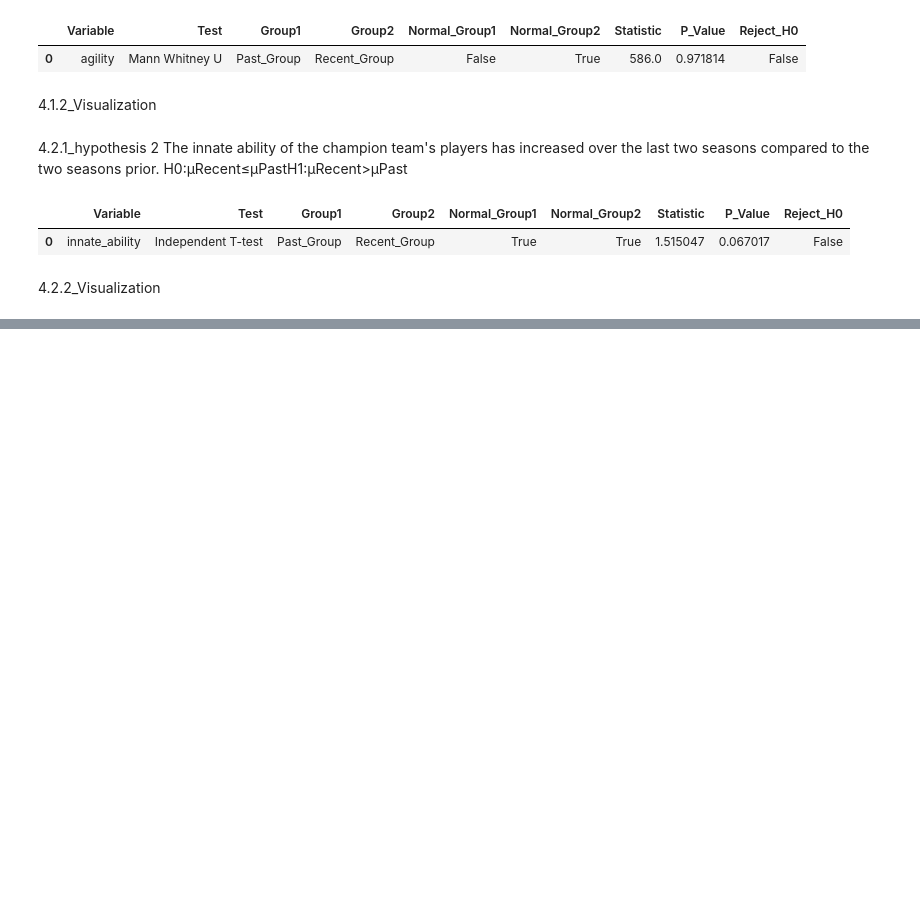
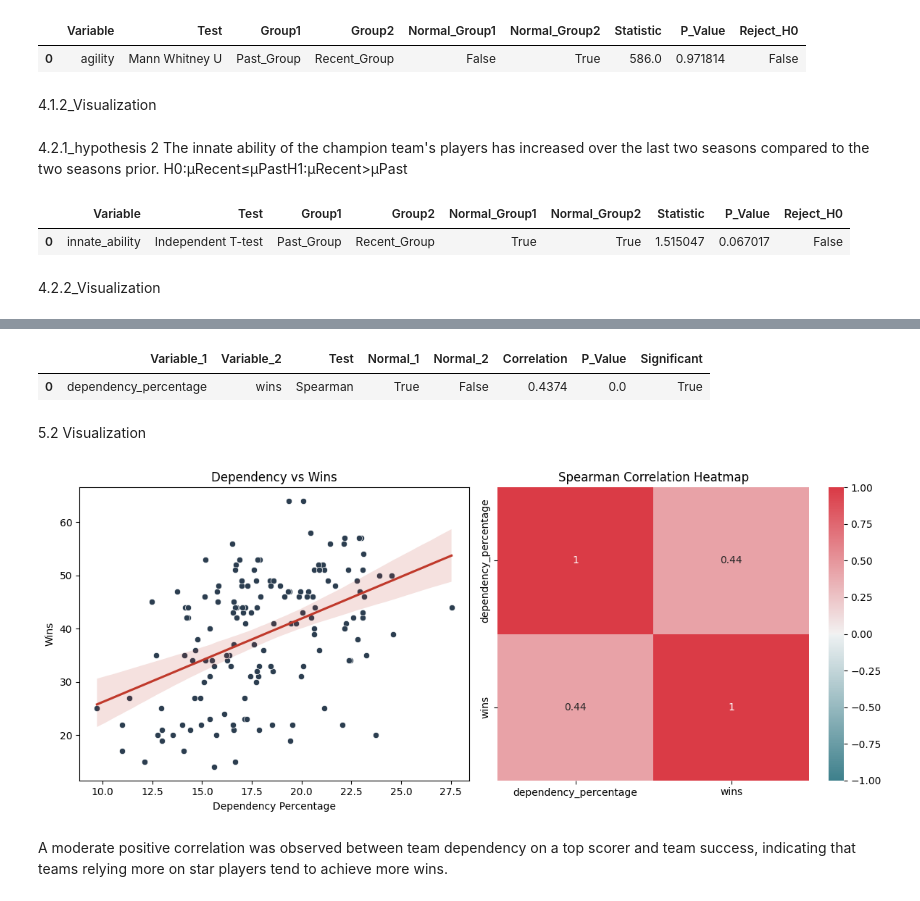
Before and after one commit to SadeghMahmoudAbadi/Basketball-Data-Analysis, a Jupyter notebook: analysis.ipynb, the cells around one changed output, grey strips where cells are left out. Saved outputs shown, nothing was run; the diff lists cells and outputs as text; code cells hidden in the pictures; blank space fills up the shorter version.

```diff
--- a/analysis.ipynb
+++ b/analysis.ipynb
@@ -650,0 +747,60 @@ h2_result
+# %%
+correlation_result = correlation_test(
+    dependency_df,
+    "dependency_percentage",
+    "wins"
+)
+
+correlation_result
+# %% [output]
+|  | Variable_1 | Variable_2 | Test | Normal_1 | Normal_2 | Correlation | P_Value | Significant |
+| 0 | dependency_percentage | wins | Spearman | True | False | 0.4374 | 0.0 | True |
+# %% [markdown]
+5.2
+Visualization
+# %%
+corr = dependency_df[["dependency_percentage", "wins"]].corr(method="spearman")
+
+fig, axes = plt.subplots(1, 2, figsize=(12, 5))
+
+# Scatter Plot
+sns.scatterplot(
+    data=dependency_df,
+    x="dependency_percentage",
+    y="wins",
+    color="#2c3e50",
+    ax=axes[0]
+)
+
+sns.regplot(
+    data=dependency_df,
+    x="dependency_percentage",
+    y="wins",
+    scatter=False,
+    color="#c0392b",
+    ax=axes[0]
+)
+
+axes[0].set_title("Dependency vs Wins")
+axes[0].set_xlabel("Dependency Percentage")
+axes[0].set_ylabel("Wins")
+
+
+# Heatmap
+sns.heatmap(
+    corr,
+    annot=True,
+    cmap=sns.diverging_palette(210, 10, as_cmap=True),
+    vmin=-1,
+    vmax=1,
+    ax=axes[1]
+)
+
+axes[1].set_title("Spearman Correlation Heatmap")
+
+plt.tight_layout()
+plt.show()
+# %% [output]
+[figure, added]
+# %% [markdown]
+A moderate positive correlation was observed between team dependency on a top scorer and team success, indicating that teams relying more on star players tend to achieve more wins.
```
Also changed, not shown: parts of 4 cells of this notebook.
